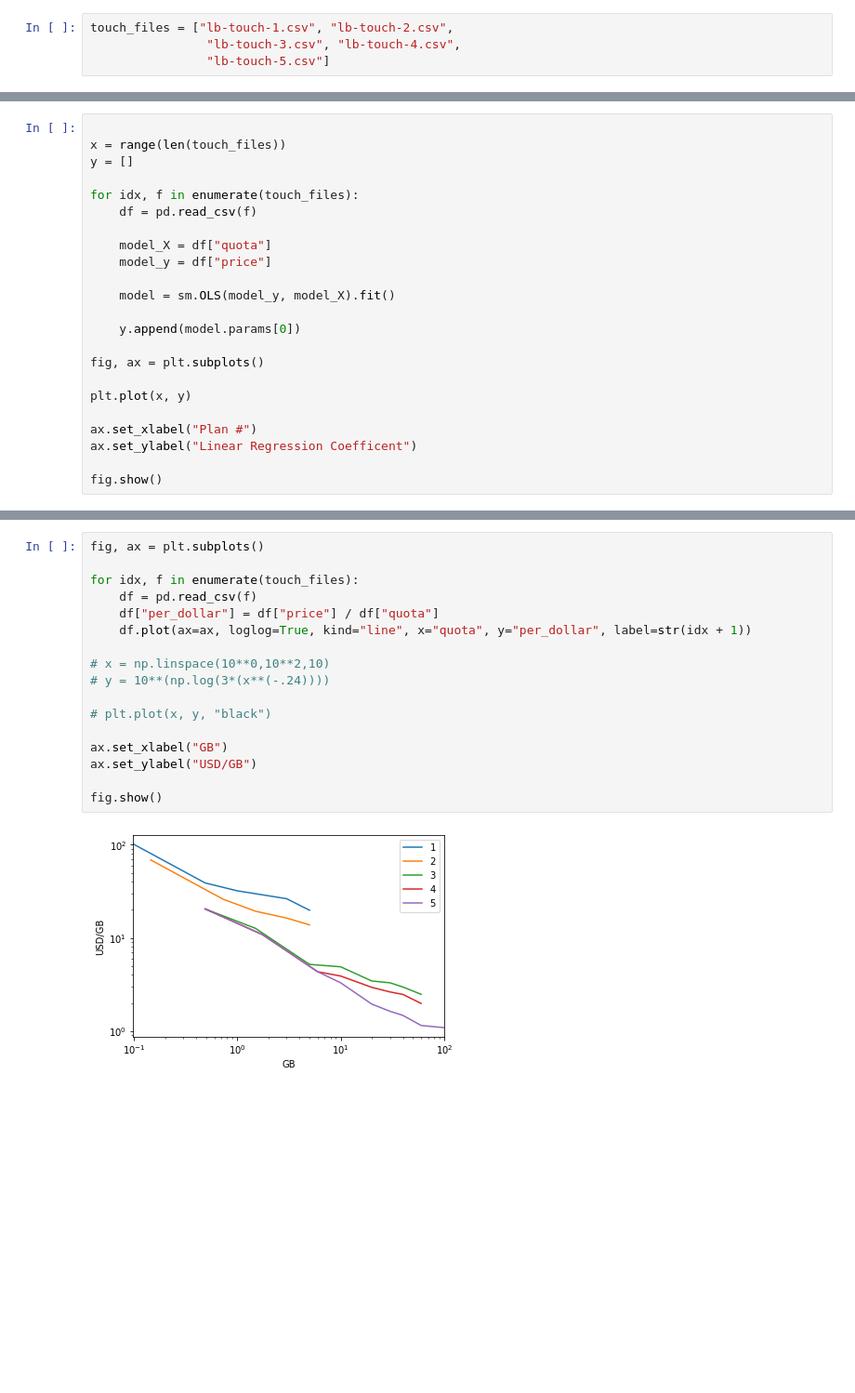
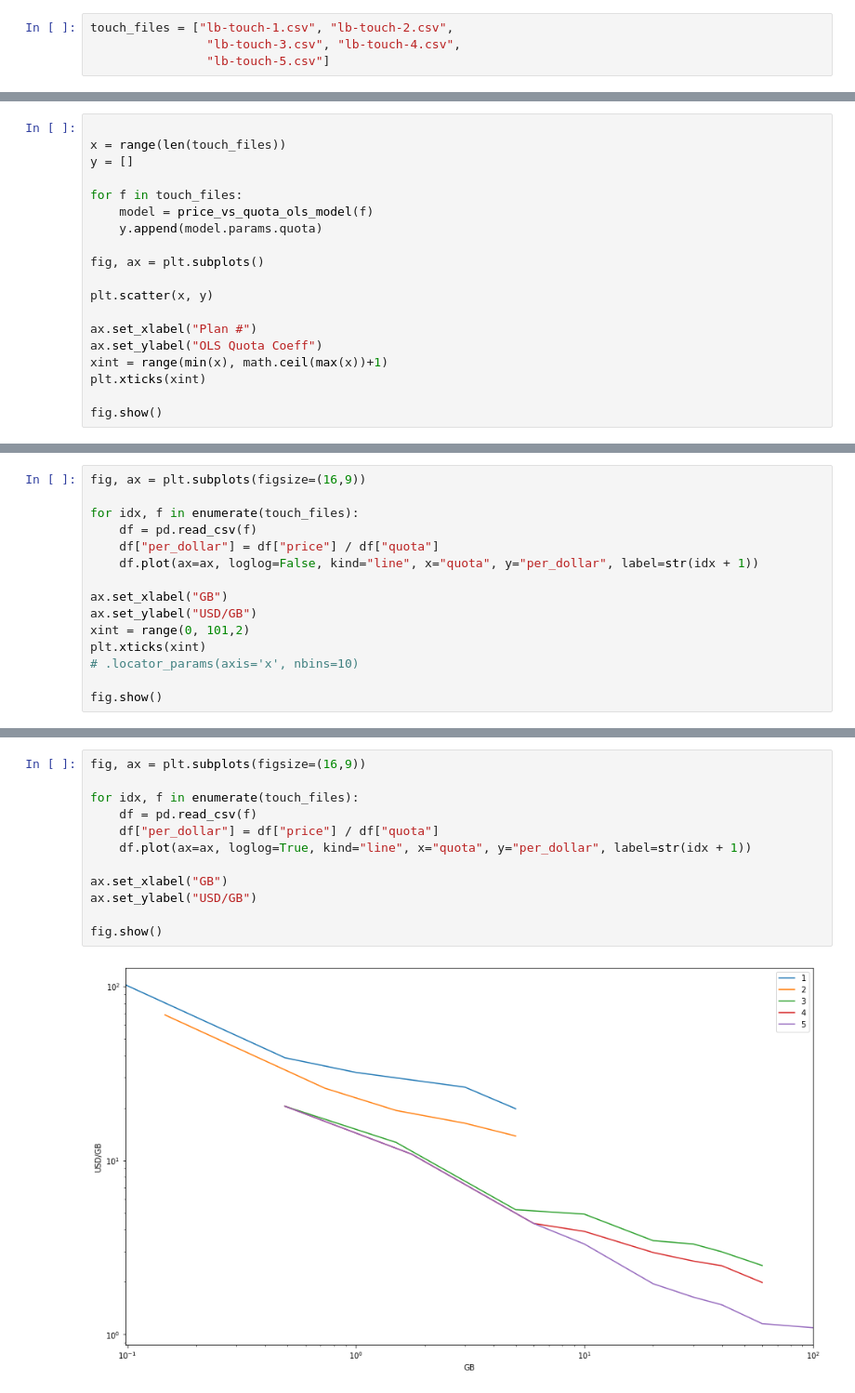
Before and after one commit to 0xfiras/3g-data-plans-pricing, a Jupyter notebook: plot.ipynb, the cells around one changed output, grey strips where cells are left out. Shown: that part at 93% size. Drawn from its saved outputs; the diff is of its cells as text; blank space fills up the shorter version.

Commit message:
Finished Graphs

```diff
--- a/plot.ipynb
+++ b/plot.ipynb
@@ -61,22 +89,18 @@ Warnings:
 x = range(len(touch_files))
 y = []
 
-for idx, f in enumerate(touch_files):
-    df = pd.read_csv(f)
-
-    model_X = df["quota"]
-    model_y = df["price"]
-
-    model = sm.OLS(model_y, model_X).fit()
-
-    y.append(model.params[0])
+for f in touch_files:
+    model = price_vs_quota_ols_model(f)
+    y.append(model.params.quota)
 
 fig, ax = plt.subplots()
 
-plt.plot(x, y)
+plt.scatter(x, y)
 
 ax.set_xlabel("Plan #")
-ax.set_ylabel("Linear Regression Coefficent")
+ax.set_ylabel("OLS Quota Coeff")
+xint = range(min(x), math.ceil(max(x))+1)
+plt.xticks(xint)
 
 fig.show()
 # %% [output]
@@ -83,0 +116,15 @@ fig.show()
+# %%
+fig, ax = plt.subplots(figsize=(16,9))
+
+for idx, f in enumerate(touch_files):
+    df = pd.read_csv(f)
+    df["per_dollar"] = df["price"] / df["quota"]
+    df.plot(ax=ax, loglog=False, kind="line", x="quota", y="per_dollar", label=str(idx + 1))
+
+ax.set_xlabel("GB")
+ax.set_ylabel("USD/GB")
+xint = range(0, 101,2)
+plt.xticks(xint)
+# .locator_params(axis='x', nbins=10)
+
+fig.show()
@@ -84,19 +142,14 @@ fig.show()
 # %%
-fig, ax = plt.subplots()
+fig, ax = plt.subplots(figsize=(16,9))
 
 for idx, f in enumerate(touch_files):
     df = pd.read_csv(f)
     df["per_dollar"] = df["price"] / df["quota"]
     df.plot(ax=ax, loglog=True, kind="line", x="quota", y="per_dollar", label=str(idx + 1))
 
-# x = np.linspace(10**0,10**2,10)
-# y = 10**(np.log(3*(x**(-.24))))
-
-# plt.plot(x, y, "black")
-
 ax.set_xlabel("GB")
 ax.set_ylabel("USD/GB")
 
 fig.show()
 # %% [output]
-[figure, old version]
+[figure, new version]
```
Also changed, not shown: parts of 22 cells of this notebook.
